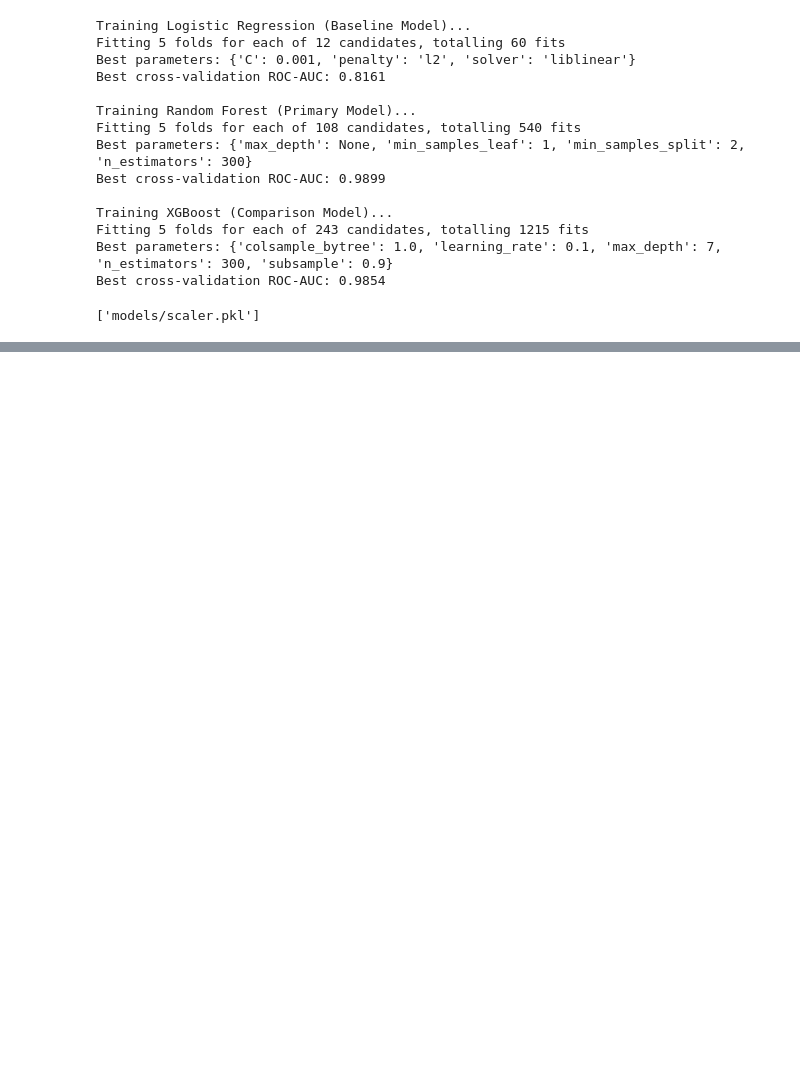
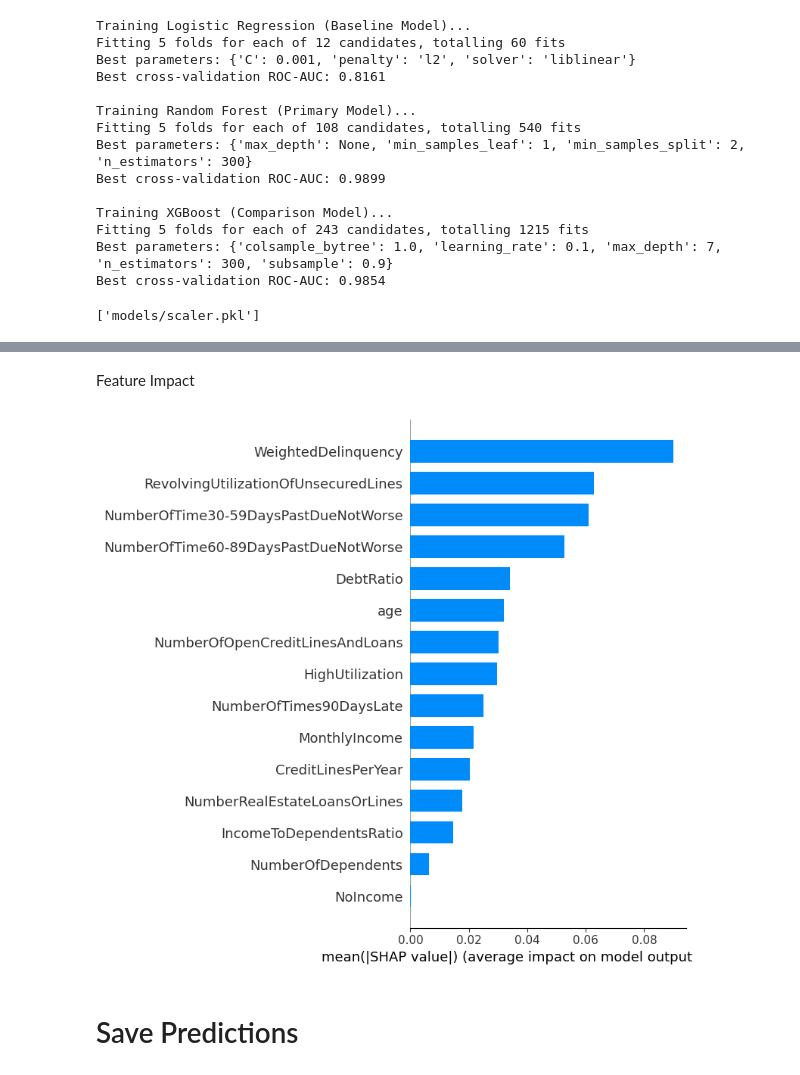
Before and after one commit to AbrshS/CodeAlpha_credit_scoring_model, a Jupyter notebook: credit_scoring_model.ipynb, the cells around one changed output, grey strips where cells are left out. Cells and saved outputs as stored; diff of their text form; code cells hidden in the pictures; blank space fills up the shorter version.

```diff
--- a/credit_scoring_model.ipynb
+++ b/credit_scoring_model.ipynb
@@ -255,0 +467,22 @@ Best cross-validation ROC-AUC: 0.9854
+# %% [markdown]
+Feature Impact
+# %%
+import shap
+
+# 1. Initialize SHAP explainer
+explainer = shap.TreeExplainer(best_rf)
+
+# 2. Calculate SHAP values (use [1] for binary classification)
+shap_values = explainer(X_test_scaled[:100])  # For 100 samples
+# If using shap v0.44+, use:
+# shap_values = explainer.shap_values(X_test_scaled[:100])[1]  # For class=1 (default)
+
+# 3. Plot feature importance
+shap.summary_plot(shap_values.values[:, :, 1],  # For class=1 (default risk)
+                 X_test_scaled[:100],
+                 feature_names=X_test.columns,
+                 plot_type='bar')
+# %% [output]
+[figure, added]
+# %% [markdown]
+# Save Predictions
```
Also changed, not shown: parts of 25 cells of this notebook, 2 other files.
